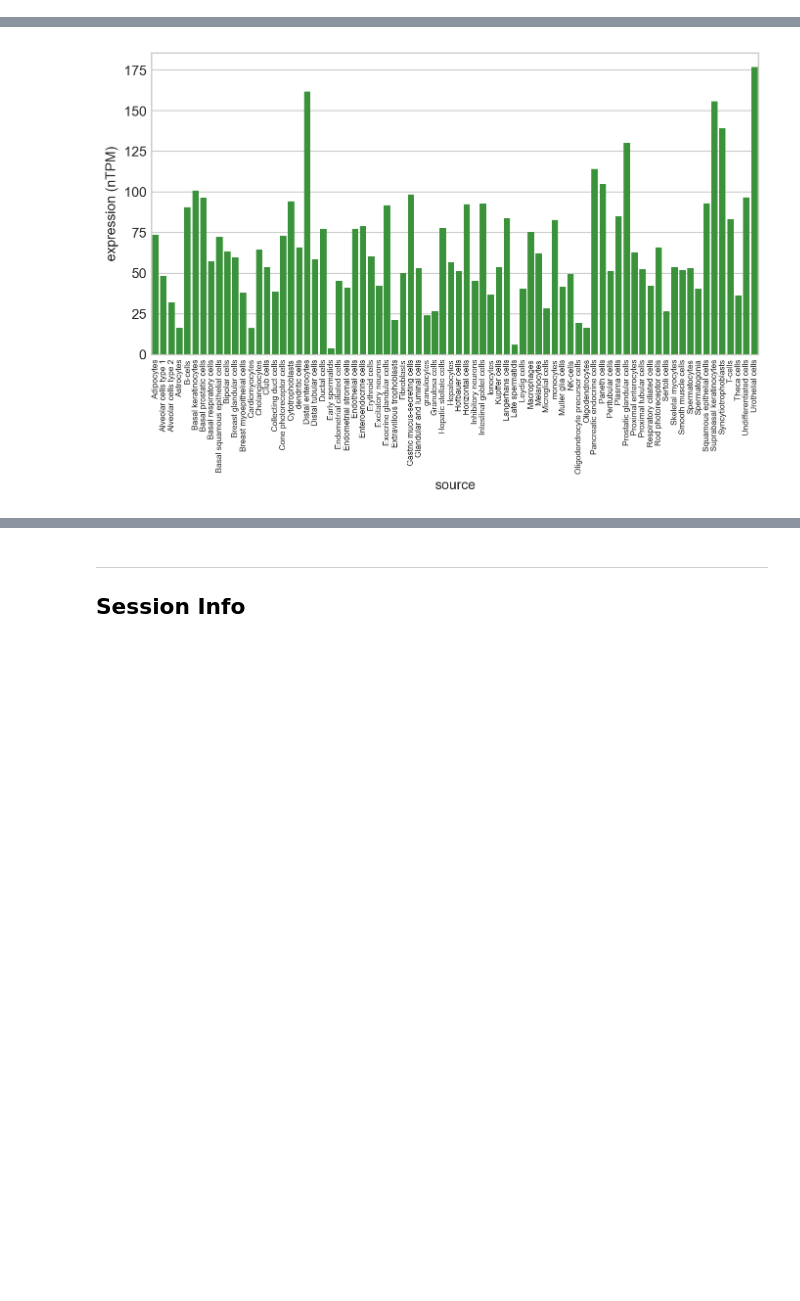
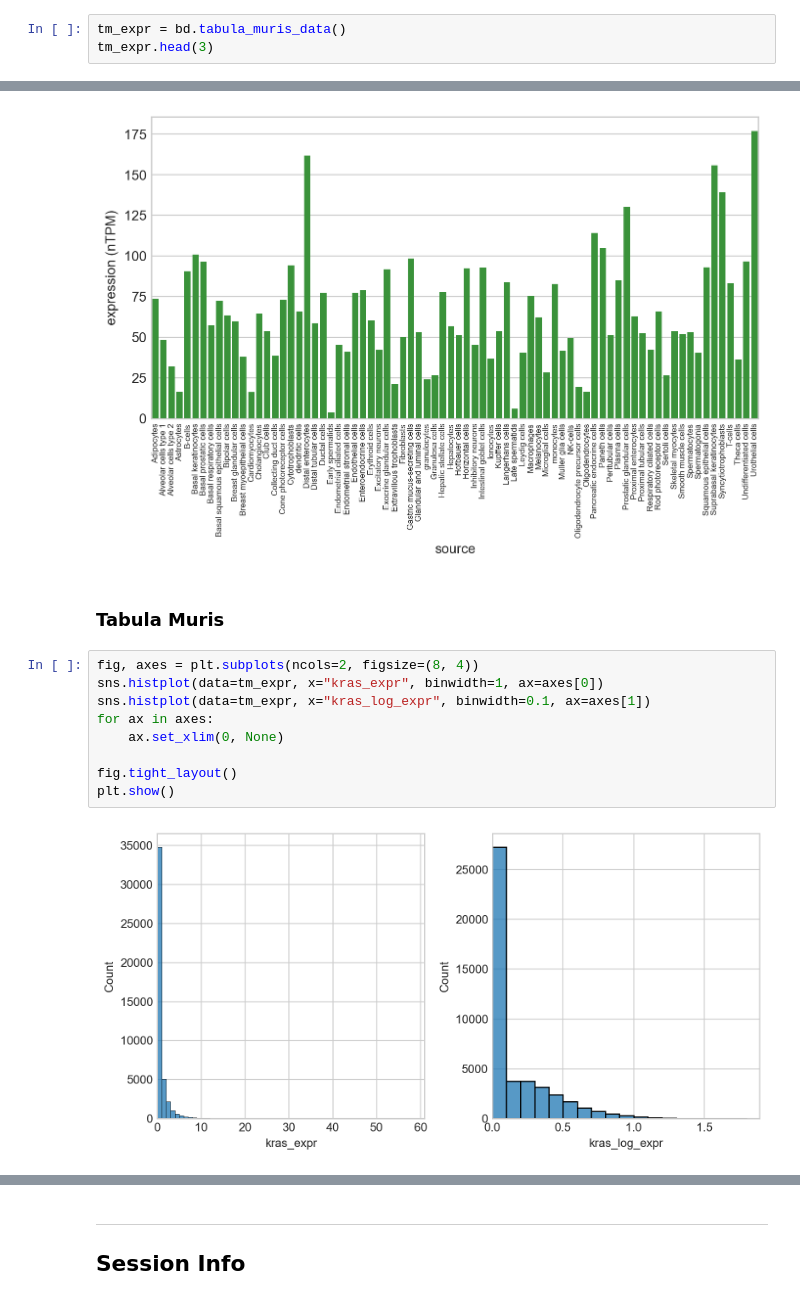
Before and after one commit to Kevin-Haigis-Lab/breezy, a Jupyter notebook: notebooks/010_010_eda.ipynb, the cells around one changed output, grey strips where cells are left out. Cells and saved outputs as stored; diff of their text form; blank space fills up the shorter version.

Commit message:
analysis: finish initial EDA with Tabula Muris added

```diff
--- a/notebooks/010_010_eda.ipynb
+++ b/notebooks/010_010_eda.ipynb
@@ -60,3 +60,6 @@ hpa_expr["data_type"].unique()
 # %% [output]
 array(['Tissue RNA', 'Cell RNA', 'Blood RNA', 'Brain RNA',
        'Single Cell Type RNA'], dtype=object)
+# %%
+tm_expr = bd.tabula_muris_data()
+tm_expr.head(3)
@@ -183,3 +191,16 @@ ax.set_ylabel("expression (nTPM)")
 plt.show()
 # %% [output]
 [figure]
+# %% [markdown]
+### Tabula Muris
+# %%
+fig, axes = plt.subplots(ncols=2, figsize=(8, 4))
+sns.histplot(data=tm_expr, x="kras_expr", binwidth=1, ax=axes[0])
+sns.histplot(data=tm_expr, x="kras_log_expr", binwidth=0.1, ax=axes[1])
+for ax in axes:
+    ax.set_xlim(0, None)
+
+fig.tight_layout()
+plt.show()
+# %% [output]
+[figure, added]
```
Also changed, not shown: parts of 5 cells of this notebook, 10 other files.
